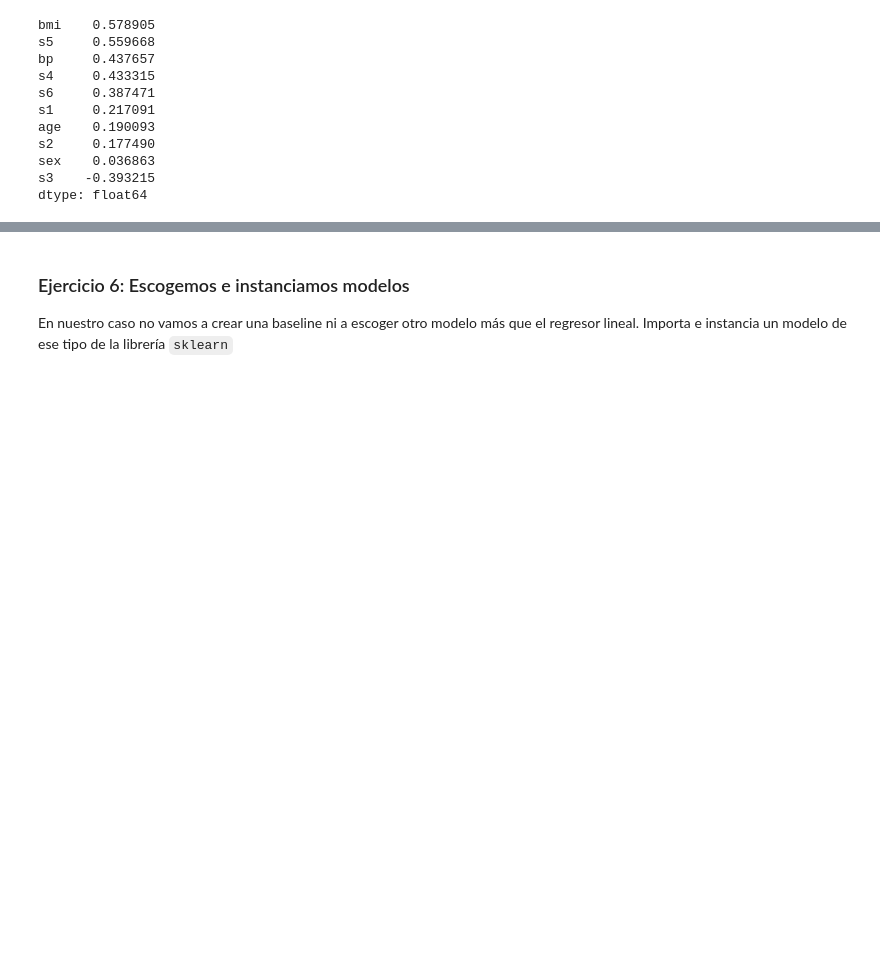
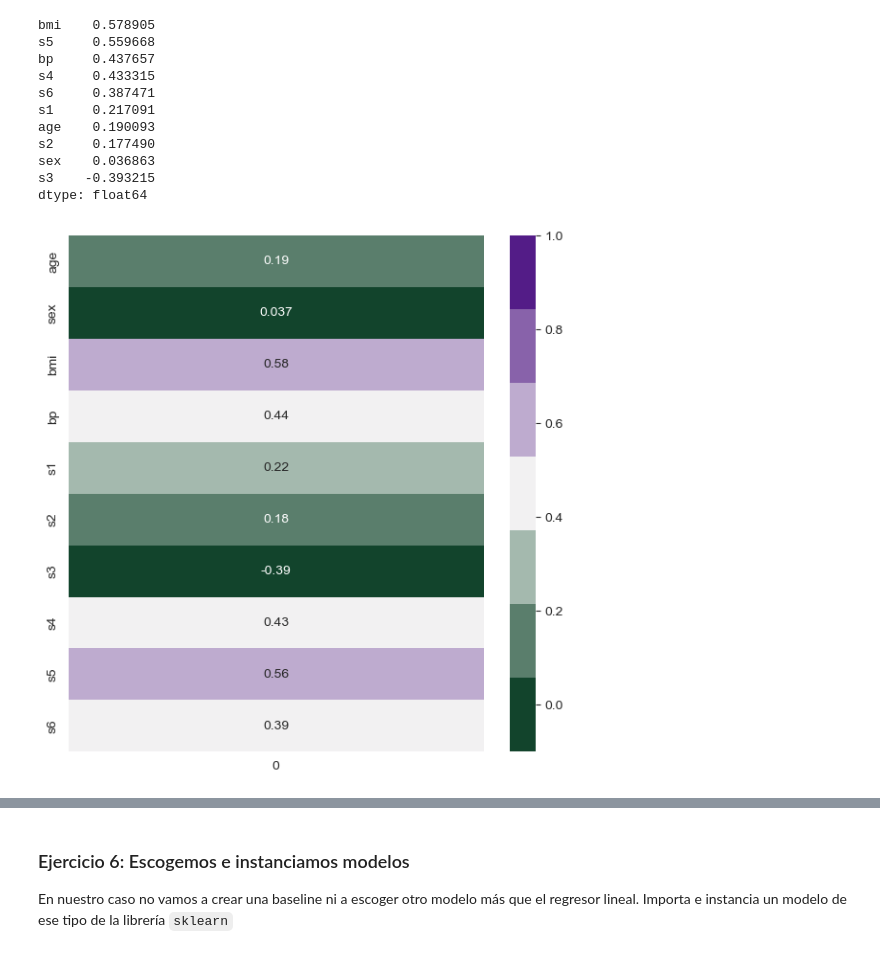
Before and after one commit to ANG112/ONLINE_DS_THEBRIDGE_ALFONSO_NIETO, a Jupyter notebook: 04_Machine_Learning/Sprint_12/Unidad_01/Ejercicios_Workout/13_Ejercicios_Modelado_RL.ipynb, the cells around one changed output, grey strips where cells are left out. Drawn from its saved outputs; the diff is of its cells as text; code cells hidden in the pictures; blank space fills up the shorter version.

```diff
--- a/04_Machine_Learning/Sprint_12/Unidad_01/Ejercicios_Workout/13_Ejercicios_Modelado_RL.ipynb
+++ b/04_Machine_Learning/Sprint_12/Unidad_01/Ejercicios_Workout/13_Ejercicios_Modelado_RL.ipynb
@@ -219,3 +231,12 @@ s2     0.177490
 sex    0.036863
 s3    -0.393215
 dtype: float64
+# %%
+plt.figure(figsize=(7,7))
+sns.heatmap(correlación_target.to_frame(),
+           vmin=-0.1,
+           vmax=1,
+           cmap=sns.diverging_palette(145, 280, s=85, l=25, n=7),
+           annot=True);
+# %% [output]
+[figure, added]
```
Also changed, not shown: parts of 5 cells of this notebook.
